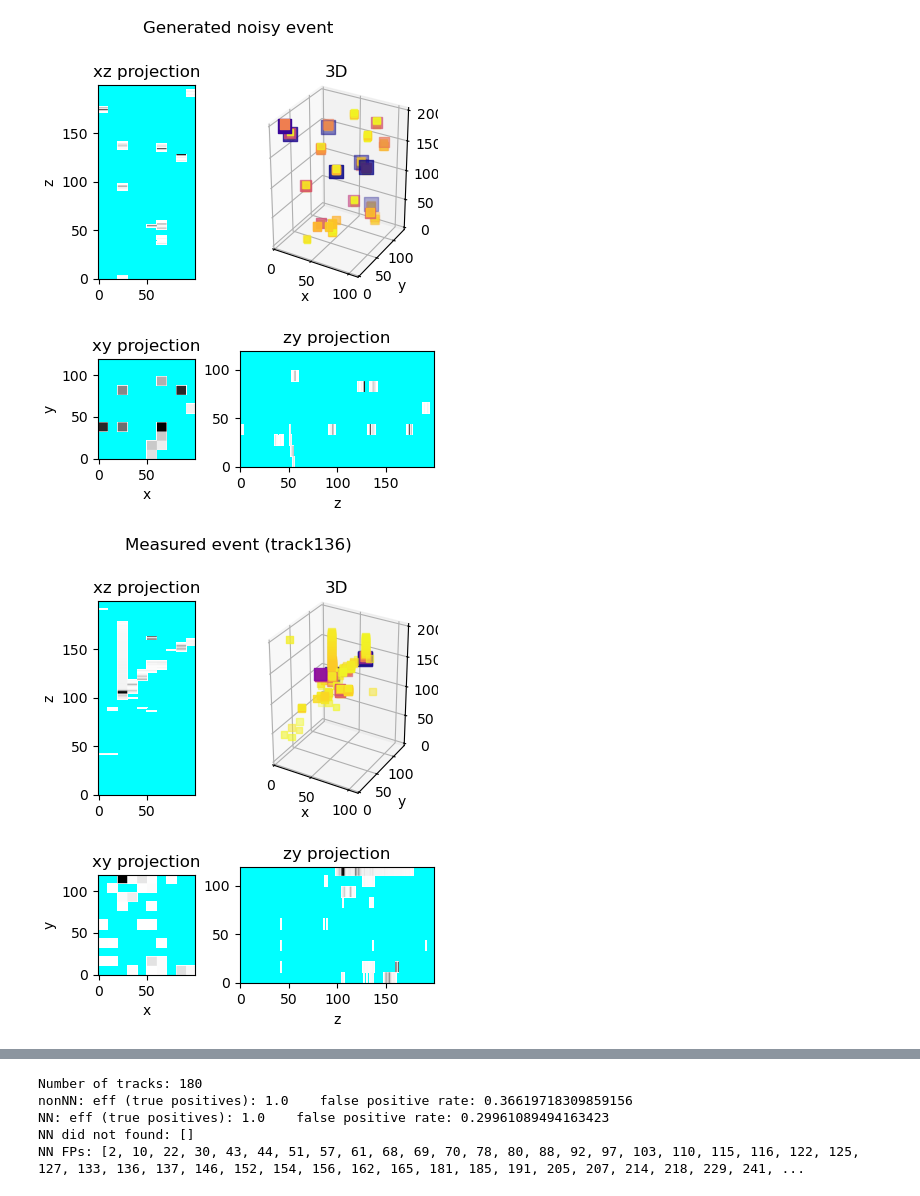
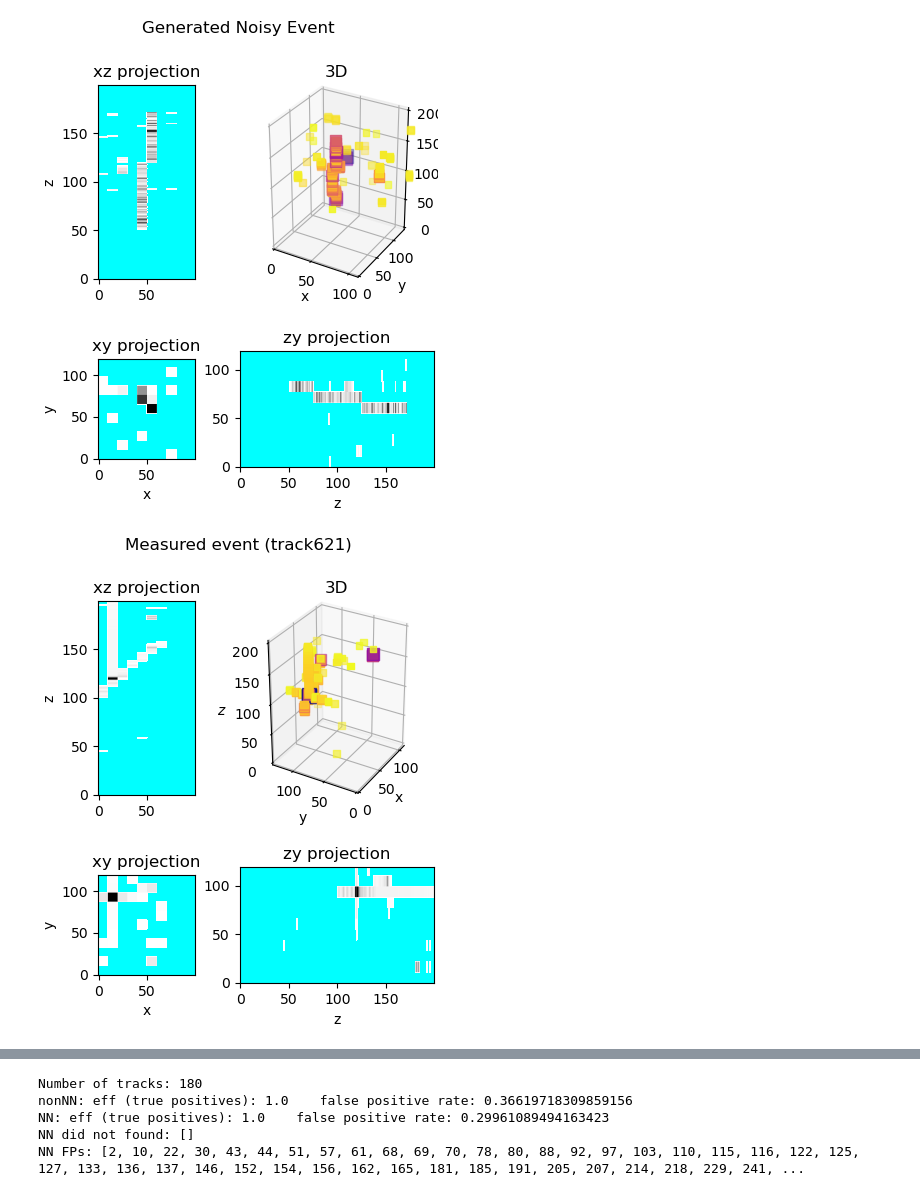
Before and after one commit to gajdosmatej/track_denoiser, a Jupyter notebook: analysis.ipynb, the cells around one changed output, grey strips where cells are left out. Saved outputs shown, nothing was run; the diff lists cells and outputs as text; code cells hidden in the pictures.

```diff
--- a/analysis.ipynb
+++ b/analysis.ipynb
@@ -62,25 +61,28 @@ index = numpy.random.randint(0, events.shape[0])
 fig = matplotlib.pyplot.gcf()
 matplotlib.pyplot.close(fig)
 
-fig, ax = Plotting.plot2DAnd3D(events[index], "Generated noisy event")
+fig, ax = Plotting.plot2DAnd3D(events[index], "Generated Noisy Event")
 fig.set_size_inches(4,5)
 matplotlib.pyplot.show()
+#fig.savefig("imgs/paper/noisy_event.pdf")
 # %% [output]
-[figure, old version]
+[figure, new version]
 # %%
 # View measured data
 
 index = numpy.random.choice(DataLoader.nice_track_indices)
 #index=135	# view chimney removal by setting preprocessed=False vs. True
-#index=104
+index=620
 fig = matplotlib.pyplot.gcf()
 matplotlib.pyplot.close(fig)
 
-fig, ax = Plotting.plot2DAnd3D(data_loader.getBatch(True,True,preprocessed=False)[index], "Measured event (track" + str(index+1) + ")")
+fig, ax = Plotting.plot2DAnd3D(data_loader.getBatch(True,True,preprocessed=False)[index], "Measured event (track" + str(index+1) + ")", azimuth=-150)
 fig.set_size_inches(4,5)
 matplotlib.pyplot.show()
+
+#fig.savefig("imgs/paper/crosstalk_noisy.pdf")
 # %% [output]
-[figure, old version]
+[figure, new version]
 # %%
 # Show reconstruction
 index = numpy.random.choice(DataLoader.nice_track_indices)
```
Also changed, not shown: parts of 8 cells of this notebook.
